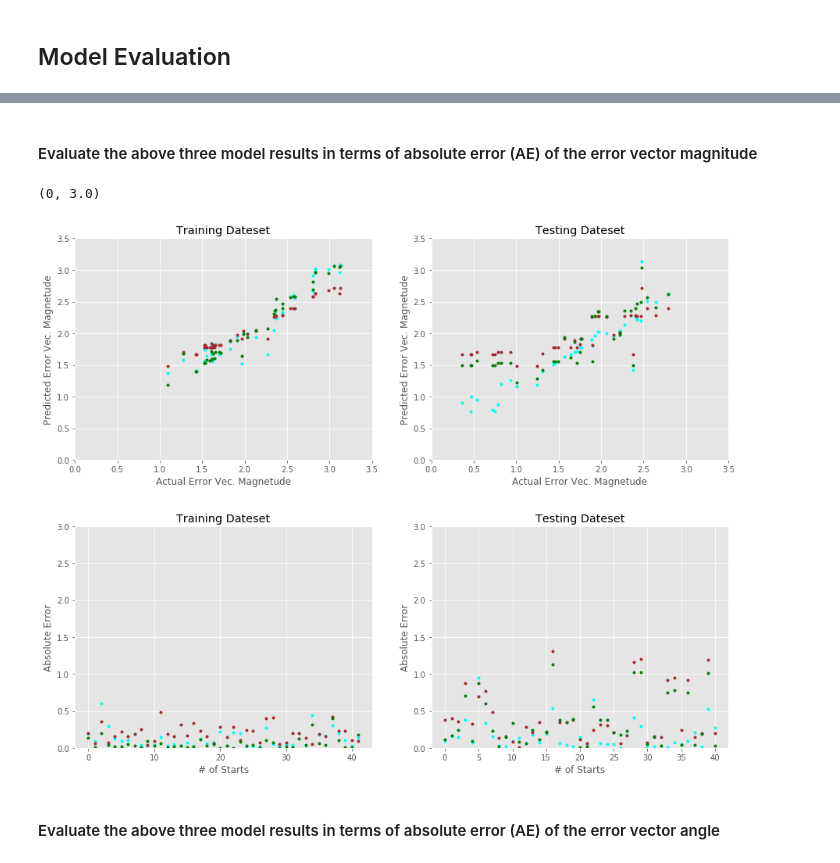
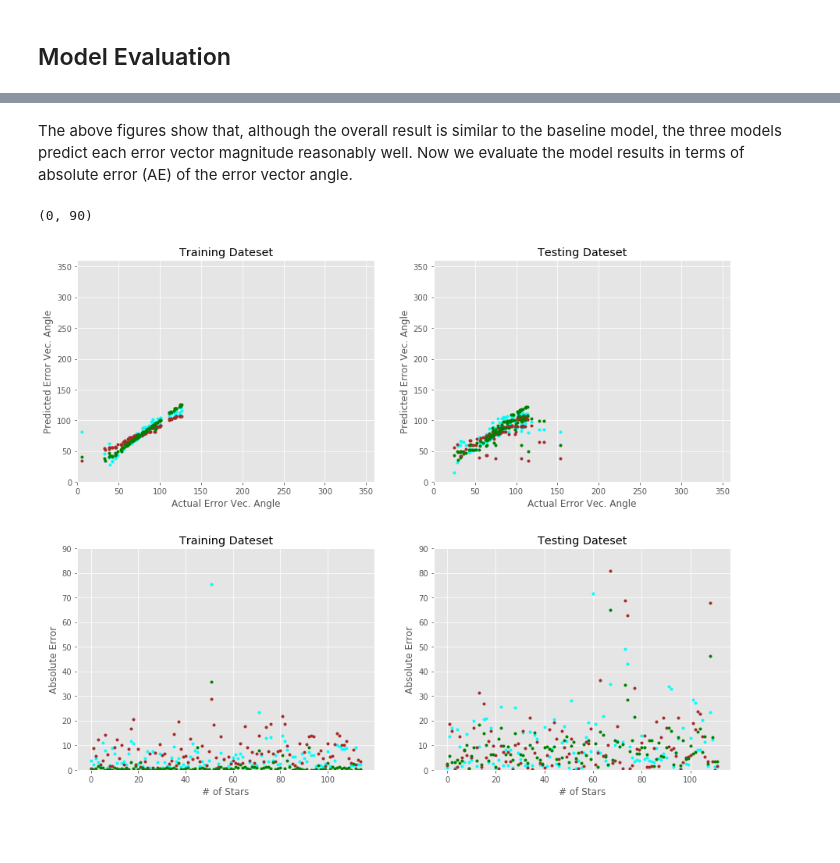
Before and after one commit to MuhammadVT/ECE5554_final_project, a Jupyter notebook: build_regression_models.ipynb, the cells around one changed output, grey strips where cells are left out. Cells and saved outputs as stored; diff of their text form; code cells hidden in the pictures; blank space fills up the shorter version.

```diff
--- a/build_regression_models.ipynb
+++ b/build_regression_models.ipynb
@@ -20,14 +22,10 @@ plt.style.use("ggplot")
 # %%
-# Fetch all the data taken from a given camera
+# Create the training and test datasets from a given camera
 camera = "mx"
-image_num = "."
 image_nums_train = ["2"]
 image_nums_test = ["3"]
-df = fetch_data(camera, image_num)
-
-# Create the training and test datasets
-X_train, y_train = prepare_data(df, camera, image_nums=image_nums_train)
-X_test, y_test = prepare_data(df, camera, image_nums=image_nums_test)
+X_train, y_train = prepare_data(camera, image_nums=image_nums_train)
+X_test, y_test = prepare_data(camera, image_nums=image_nums_test)
 
 # Create polynomial features
 #pw_list = [2, 3]
@@ -156,47 +163,45 @@ MultiOutputRegressor trained on 42 samples.
 # %% [markdown]
-#### Evaluate the above three model results in terms of absolute error (AE) of the error vector magnitude
+The above figures show that, although the overall result is similar to the baseline model, the three models predict each error vector magnitude reasonably well. Now we evaluate the model results in terms of absolute error (AE) of the error vector angle.
 # %%
 fig, axes = plt.subplots(2,2, figsize=(15,12))
 plt.subplots_adjust(hspace=0.3)
 colors = ['cyan', 'brown', 'green']
 for i, clf in enumerate([clf_LR, clf_GB, clf_RF]):
     # Plot the predicted error magnitude vs "true" error magnitude for training data
     clf_name = clf.__class__.__name__
     yhat_train = results[clf_name][2]["yhat_train"]
-    axes[0,0].plot(y_train[:,0], yhat_train[:,0], '.', color=colors[i])
-    axes[0,0].set_xlabel("Actual Error Vec. Magnetude")
-    axes[0,0].set_ylabel("Predicted Error Vec. Magnetude")
+    axes[0,0].plot(y_train[:,1], yhat_train[:,1], '.', color=colors[i])
+    axes[0,0].set_xlabel("Actual Error Vec. Angle")
+    axes[0,0].set_ylabel("Predicted Error Vec. Angle")
     axes[0,0].set_title("Training Dateset")
 
     # Plot the predicted error magnitude vs "true" error magnitude for testing data
     yhat_test = results[clf_name][2]["yhat_test"]
-    axes[0,1].plot(y_test[:, 0], yhat_test[:, 0], '.', color=colors[i])
-    axes[0,1].set_xlabel("Actual Error Vec. Magnetude")
-    axes[0,1].set_ylabel("Predicted Error Vec. Magnetude")
+    axes[0,1].plot(y_test[:, 1], yhat_test[:, 1], '.', color=colors[i])
+    axes[0,1].set_xlabel("Actual Error Vec. Angle")
+    axes[0,1].set_ylabel("Predicted Error Vec. Angle")
     axes[0,1].set_title("Testing Dateset")
 
     # Plot the MAE for training data
-    AE_train = np.abs(yhat_train[:, 0] - y_train[:, 0])
+    AE_train = np.abs(yhat_train[:, 1] - y_train[:, 1])
     axes[1,0].plot(AE_train, '.', color=colors[i])
     axes[1,0].set_ylabel("Absolute Error")
-    axes[1,0].set_xlabel("# of Starts")
+    axes[1,0].set_xlabel("# of Stars")
     axes[1,0].set_title("Training Dateset")
 
     # Plot the MAE for testing data
-    AE_test = np.abs(yhat_test[:, 0] - y_test[:, 0])
+    AE_test = np.abs(yhat_test[:, 1] - y_test[:, 1])
     axes[1,1].plot(AE_test, '.', color=colors[i])
     axes[1,1].set_ylabel("Absolute Error")
-    axes[1,1].set_xlabel("# of Starts")
+    axes[1,1].set_xlabel("# of Stars")
     axes[1,1].set_title("Testing Dateset")
 
-axes[0,0].set_xlim([0, 3.5])
-axes[0,1].set_xlim([0, 3.5])
-axes[0,0].set_ylim([0, 3.5])
-axes[0,1].set_ylim([0, 3.5])
-axes[1,0].set_ylim([0, 3.0])
-axes[1,1].set_ylim([0, 3.0])
+axes[0,0].set_xlim([0, 360])
+axes[0,1].set_xlim([0, 360])
+axes[0,0].set_ylim([0, 360])
+axes[0,1].set_ylim([0, 360])
+axes[1,0].set_ylim([0, 90])
+axes[1,1].set_ylim([0, 90])
 # %% [output]
-(0, 3.0)
+(0, 90)
-[figure, old version]
+[figure, new version]
-# %% [markdown]
-#### Evaluate the above three model results in terms of absolute error (AE) of the error vector angle
```
Also changed, not shown: parts of 16 cells of this notebook.
